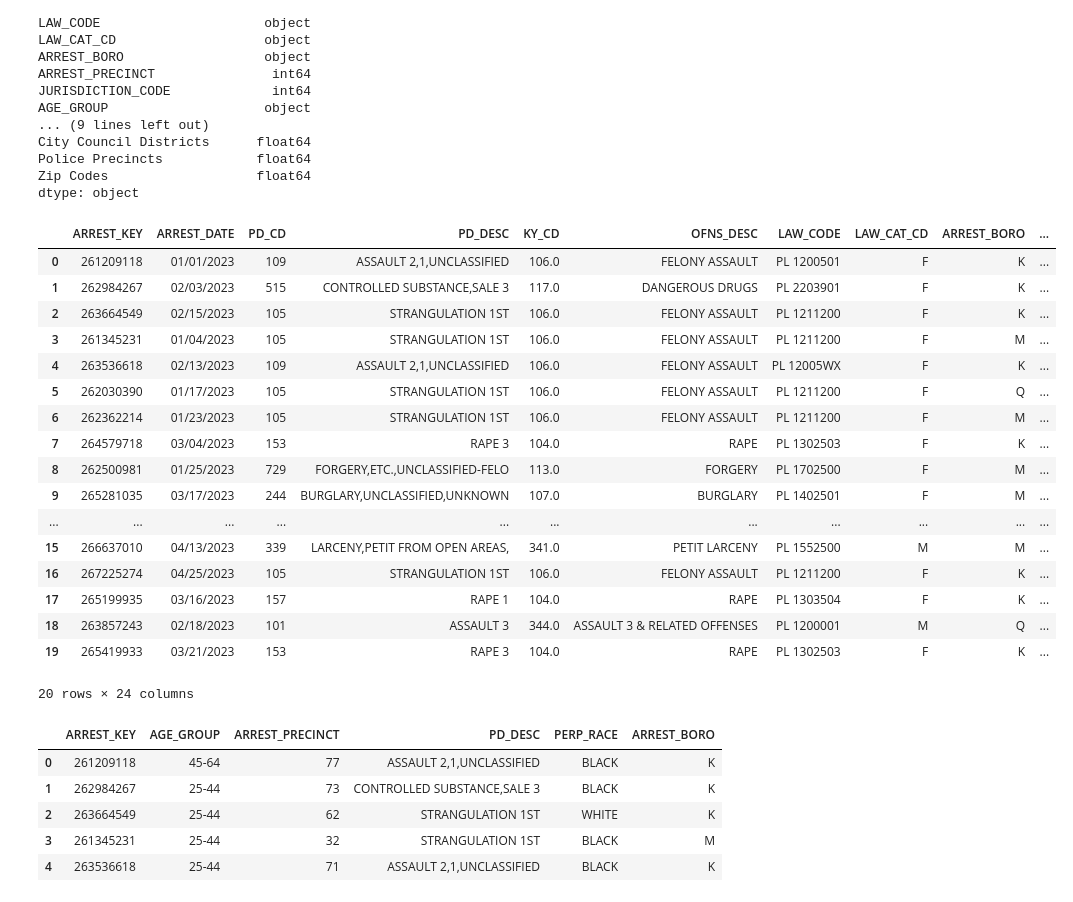
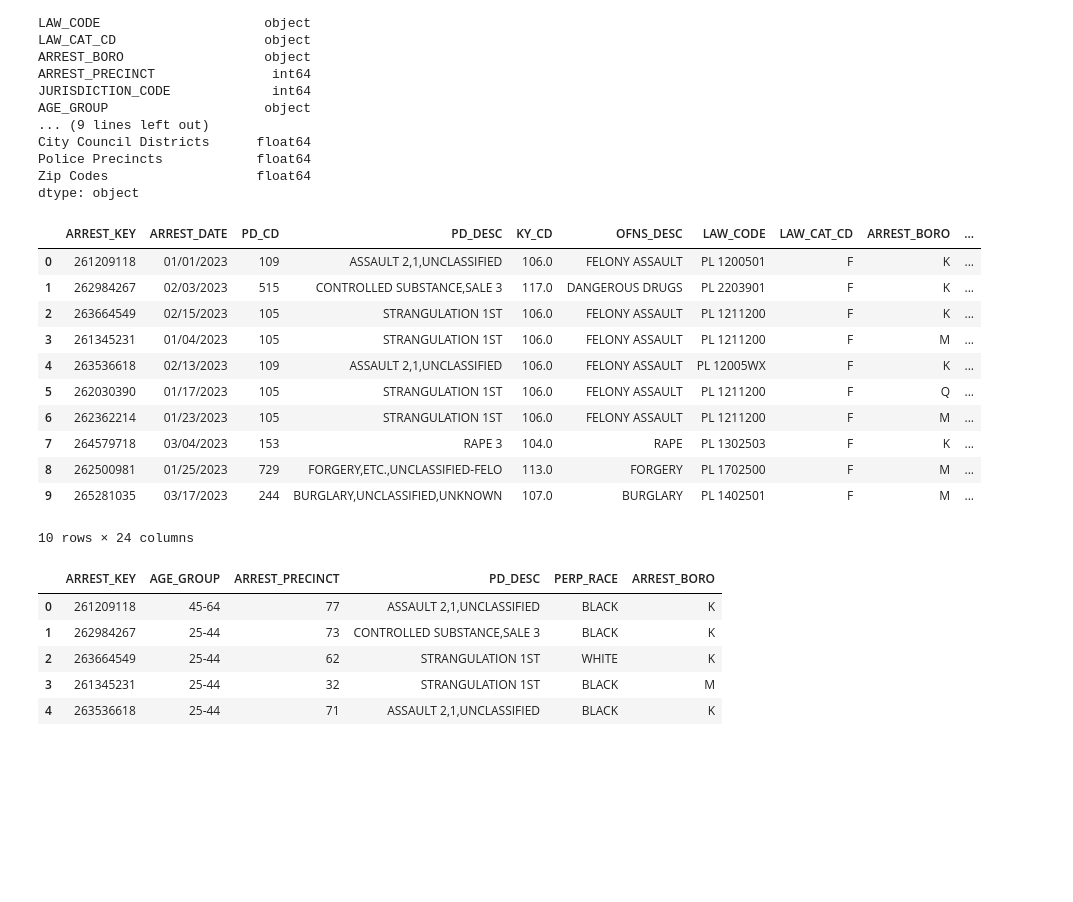
Before and after one commit to ethlynsaltzman/project-3, a Jupyter notebook: project3u.ipynb, the cells around one changed output. Saved outputs shown, nothing was run; the diff lists cells and outputs as text; code cells hidden in the pictures; blank space fills up the shorter version.

```diff
--- a/project3u.ipynb
+++ b/project3u.ipynb
@@ -30,26 +30,20 @@ Police Precincts            float64
 Zip Codes                   float64
 dtype: object
 # %%
-df3.head(20)
+df3.head(10)
 # %% [output]
 |  | ARREST_KEY | ARREST_DATE | PD_CD | PD_DESC | KY_CD | OFNS_DESC | LAW_CODE | LAW_CAT_CD | ARREST_BORO | ... |
 | 0 | 261209118 | 01/01/2023 | 109 | ASSAULT 2,1,UNCLASSIFIED | 106.0 | FELONY ASSAULT | PL 1200501 | F | K | ... |
 | 1 | 262984267 | 02/03/2023 | 515 | CONTROLLED SUBSTANCE,SALE 3 | 117.0 | DANGEROUS DRUGS | PL 2203901 | F | K | ... |
 | 2 | 263664549 | 02/15/2023 | 105 | STRANGULATION 1ST | 106.0 | FELONY ASSAULT | PL 1211200 | F | K | ... |
 | 3 | 261345231 | 01/04/2023 | 105 | STRANGULATION 1ST | 106.0 | FELONY ASSAULT | PL 1211200 | F | M | ... |
 | 4 | 263536618 | 02/13/2023 | 109 | ASSAULT 2,1,UNCLASSIFIED | 106.0 | FELONY ASSAULT | PL 12005WX | F | K | ... |
 | 5 | 262030390 | 01/17/2023 | 105 | STRANGULATION 1ST | 106.0 | FELONY ASSAULT | PL 1211200 | F | Q | ... |
 | 6 | 262362214 | 01/23/2023 | 105 | STRANGULATION 1ST | 106.0 | FELONY ASSAULT | PL 1211200 | F | M | ... |
 | 7 | 264579718 | 03/04/2023 | 153 | RAPE 3 | 104.0 | RAPE | PL 1302503 | F | K | ... |
 | 8 | 262500981 | 01/25/2023 | 729 | FORGERY,ETC.,UNCLASSIFIED-FELO | 113.0 | FORGERY | PL 1702500 | F | M | ... |
 | 9 | 265281035 | 03/17/2023 | 244 | BURGLARY,UNCLASSIFIED,UNKNOWN | 107.0 | BURGLARY | PL 1402501 | F | M | ... |
-| ... | ... | ... | ... | ... | ... | ... | ... | ... | ... | ... |
-| 15 | 266637010 | 04/13/2023 | 339 | LARCENY,PETIT FROM OPEN AREAS, | 341.0 | PETIT LARCENY | PL 1552500 | M | M | ... |
-| 16 | 267225274 | 04/25/2023 | 105 | STRANGULATION 1ST | 106.0 | FELONY ASSAULT | PL 1211200 | F | K | ... |
-| 17 | 265199935 | 03/16/2023 | 157 | RAPE 1 | 104.0 | RAPE | PL 1303504 | F | K | ... |
-| 18 | 263857243 | 02/18/2023 | 101 | ASSAULT 3 | 344.0 | ASSAULT 3 & RELATED OFFENSES | PL 1200001 | M | Q | ... |
-| 19 | 265419933 | 03/21/2023 | 153 | RAPE 3 | 104.0 | RAPE | PL 1302503 | F | K | ... |
-20 rows × 24 columns
+10 rows × 24 columns
 # %%
 #Filtered dowen column to thos of interest
 dft = df3[[	'ARREST_KEY','AGE_GROUP','ARREST_PRECINCT','PD_DESC','PERP_RACE','ARREST_BORO']]
```
Also changed, not shown: parts of 15 cells of this notebook.
